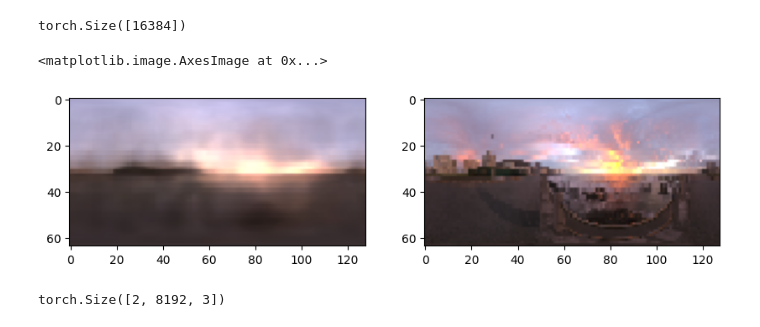
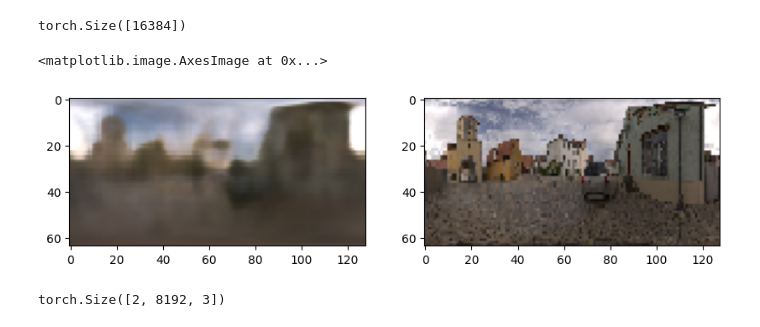
Before and after one commit to JADGardner/ns_reni, a Jupyter notebook: reni/notebooks/reni_tests.ipynb, the cells around one changed output. Cells and saved outputs as stored; diff of their text form; code cells hidden in the pictures.

```diff
--- a/reni/notebooks/reni_tests.ipynb
+++ b/reni/notebooks/reni_tests.ipynb
@@ -22,7 +22,7 @@ project_root = find_nerfstudio_project_root(Path(os.getcwd()))
 # set current working directory to nerfstudio project root
 os.chdir(project_root)
 
-reni_ckpt_path = 'outputs/unnamed/reni/2023-08-12_112942/' # model without vis
+reni_ckpt_path = 'outputs/unnamed/reni/2023-08-07_154753/' # model without vis
 step = 50000
 
 ckpt = torch.load(reni_ckpt_path + '/nerfstudio_models' + f'/step-{step:09d}.ckpt', map_location=device)
@@ -176,7 +176,7 @@ torch.Size([16384])
 # %%
 datamanager.using_scale_inv_grad_loss = True
 model.config.loss_inclusions['scale_inv_grad_loss'] = True
-idx, ray_bundle, batch = datamanager.next_eval_image(20)
+idx, ray_bundle, batch = datamanager.next_eval_image(10)
 
 # we need ray_samples for the field
 ray_samples = RaySamples(frustums=Frustums(origins=ray_bundle.origins[0],
@@ -192,34 +192,34 @@ rotation = rotation.to(device)
 # field_outputs = model.field.forward(ray_bundle, rotation=rotation, latent_codes=torch.randn(1, 36, 3).to(device))
 # field_outputs = model.field.forward(ray_bundle, rotation=rotation, latent_codes=torch.zeros(1, 36, 3).to(device))
 field_outputs = model.field.forward(ray_samples, rotation=rotation)
 
 outputs = {
     "rgb": field_outputs[RENIFieldHeadNames.RGB],
     "mu": field_outputs[RENIFieldHeadNames.MU],
     "log_var": field_outputs[RENIFieldHeadNames.LOG_VAR],
 }
 
 H, W = model.metadata["image_height"], model.metadata["image_width"]
 
 outputs['rgb'] = outputs['rgb'].reshape(H, W, 3)
 
 img = torch.exp(outputs['rgb'])
 img = linear_to_sRGB(img, use_quantile=True)
 gt = batch['image'][0].reshape(H, W, 3)
 gt = torch.exp(gt)
 gt = linear_to_sRGB(gt, use_quantile=True)
 # plot img and gt
 fig, ax = plt.subplots(1, 2, figsize=(10, 5))
 ax[0].imshow(img.cpu().detach().numpy())
 ax[1].imshow(gt.cpu().detach().numpy())
 
 
 # metrics_dict, image_dict = model.get_image_metrics_and_images(outputs, batch)
 
 # plt.imshow(image_dict['img'].cpu().detach().numpy())
 # %% [output]
 <matplotlib.image.AxesImage at 0x...>
-[figure, old version]
+[figure, new version]
 # %%
 batch['image'].shape
 # %% [output]
```
Also changed, not shown: 4 other files.
